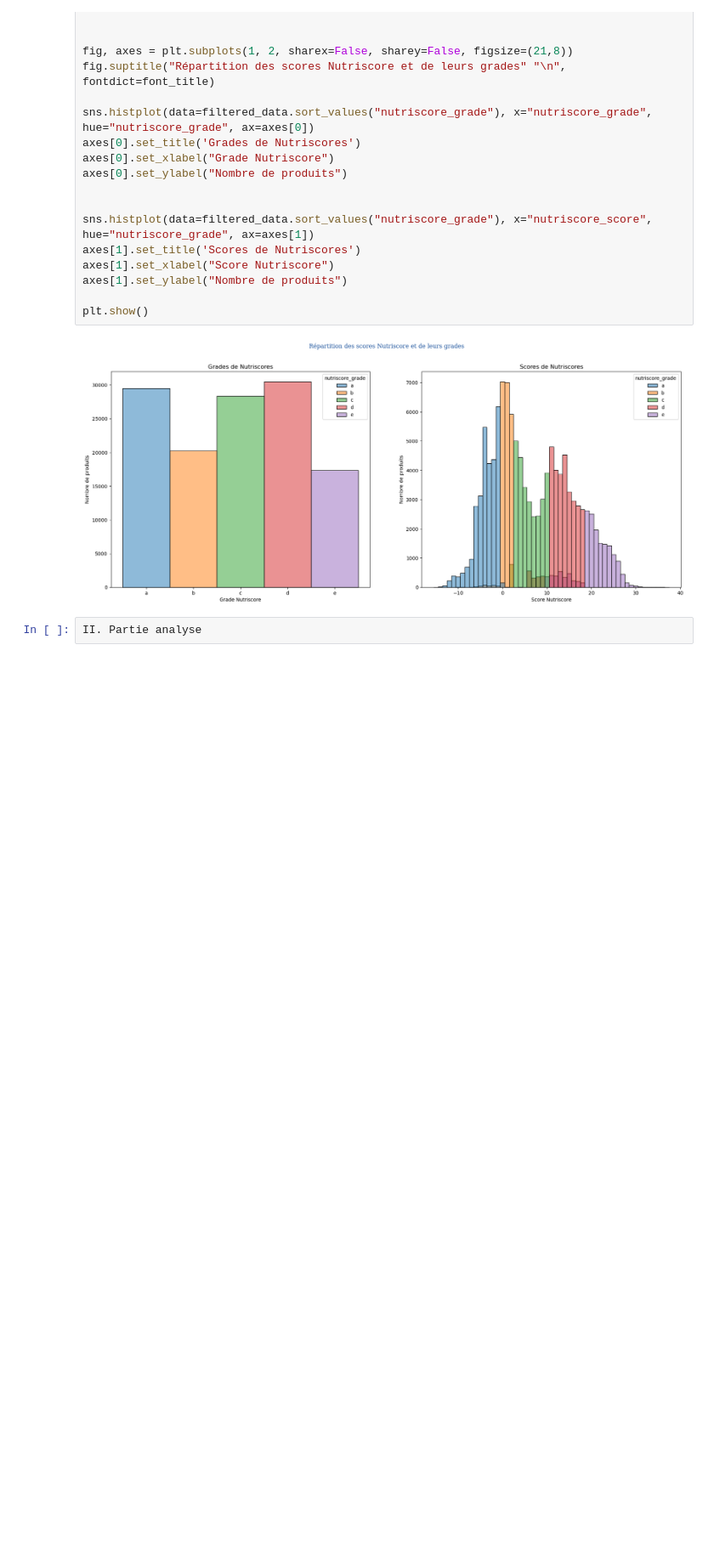
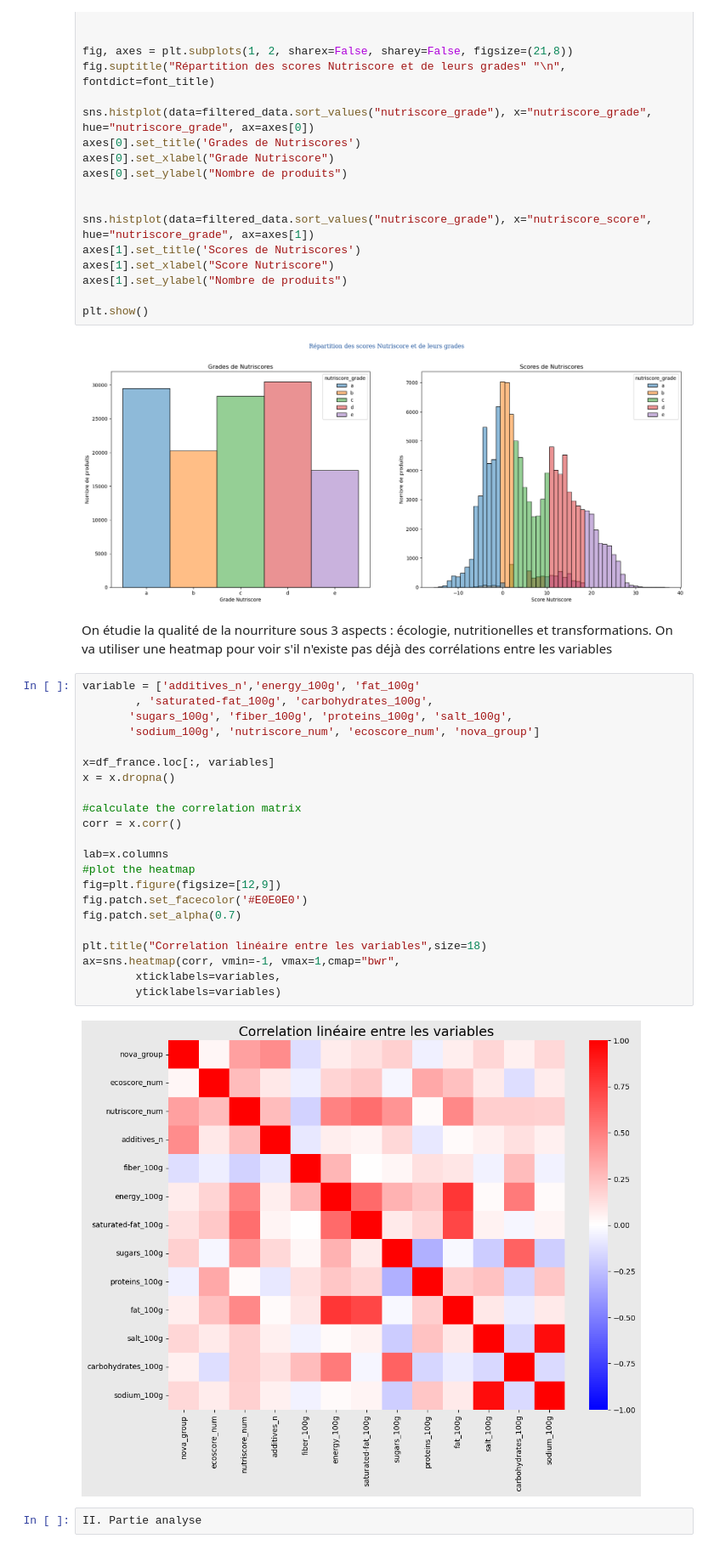
Before and after one commit to ashxivy/Projet-Python-pour-la-data-science, a Jupyter notebook: Le Nutri-Score permet il de bien consommer.ipynb, the cells around one changed output. Shown at 85% size. Drawn from its saved outputs; the diff is of its cells as text; blank space fills up the shorter version.

```diff
--- a/Le Nutri-Score permet il de bien consommer.ipynb
+++ b/Le Nutri-Score permet il de bien consommer.ipynb
@@ -483,6 +494,33 @@ axes[1].set_ylabel("Nombre de produits")
 plt.show()
 # %% [output]
 [figure]
+# %% [markdown]
+On étudie la qualité de la nourriture sous 3 aspects : écologie, nutritionelles et transformations.
+On va utiliser une heatmap pour voir s'il n'existe pas déjà des corrélations entre les variables
+# %%
+variable = ['additives_n','energy_100g', 'fat_100g'
+        , 'saturated-fat_100g', 'carbohydrates_100g',
+       'sugars_100g', 'fiber_100g', 'proteins_100g', 'salt_100g',
+       'sodium_100g', 'nutriscore_num', 'ecoscore_num', 'nova_group']
+
+x=df_france.loc[:, variables]
+x = x.dropna()
+
+#calculate the correlation matrix
+corr = x.corr()
+
+lab=x.columns
+#plot the heatmap
+fig=plt.figure(figsize=[12,9])
+fig.patch.set_facecolor('#E0E0E0')
+fig.patch.set_alpha(0.7)
+
+plt.title("Correlation linéaire entre les variables",size=18)
+ax=sns.heatmap(corr, vmin=-1, vmax=1,cmap="bwr",
+        xticklabels=variables,
+        yticklabels=variables)
+# %% [output]
+[figure, added]
 # %%
 II. Partie analyse
 # %% [markdown]
```
Also changed, not shown: parts of 5 cells of this notebook.
